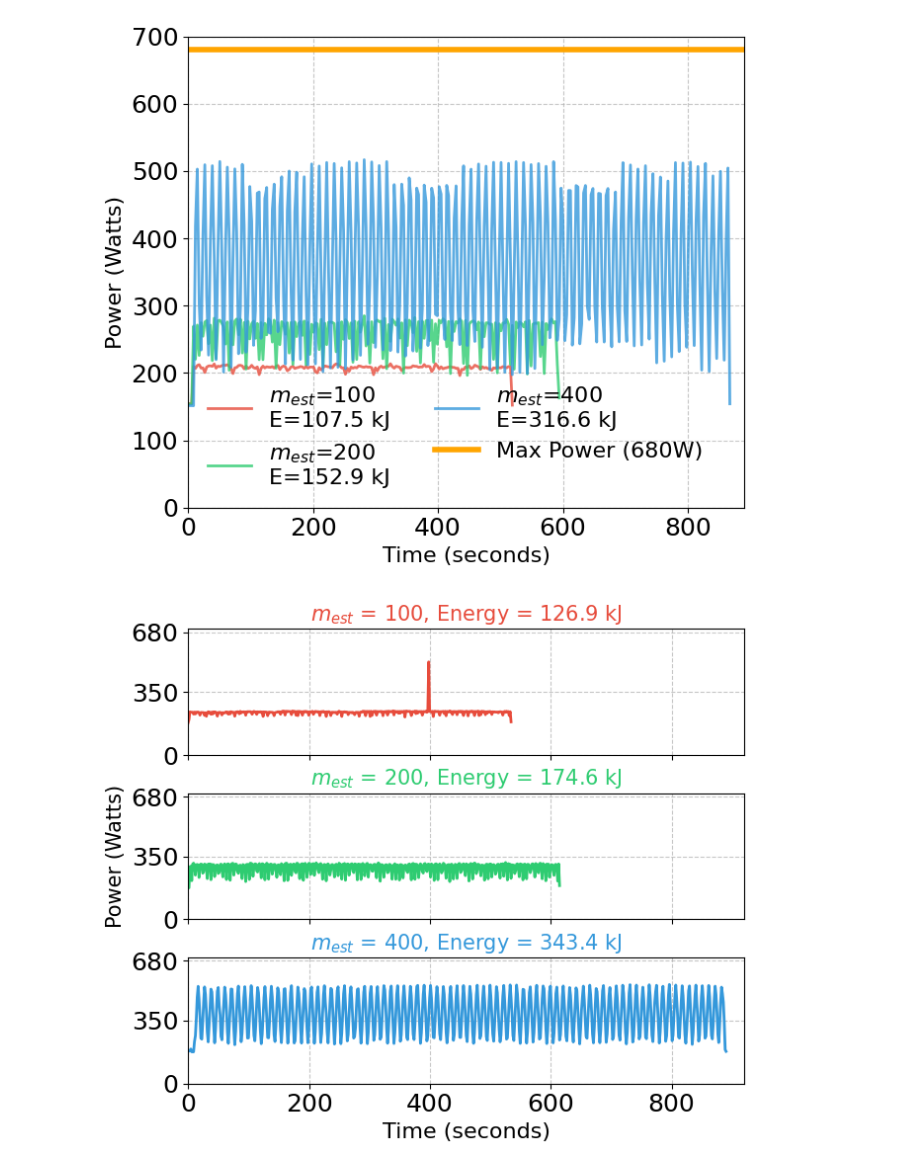
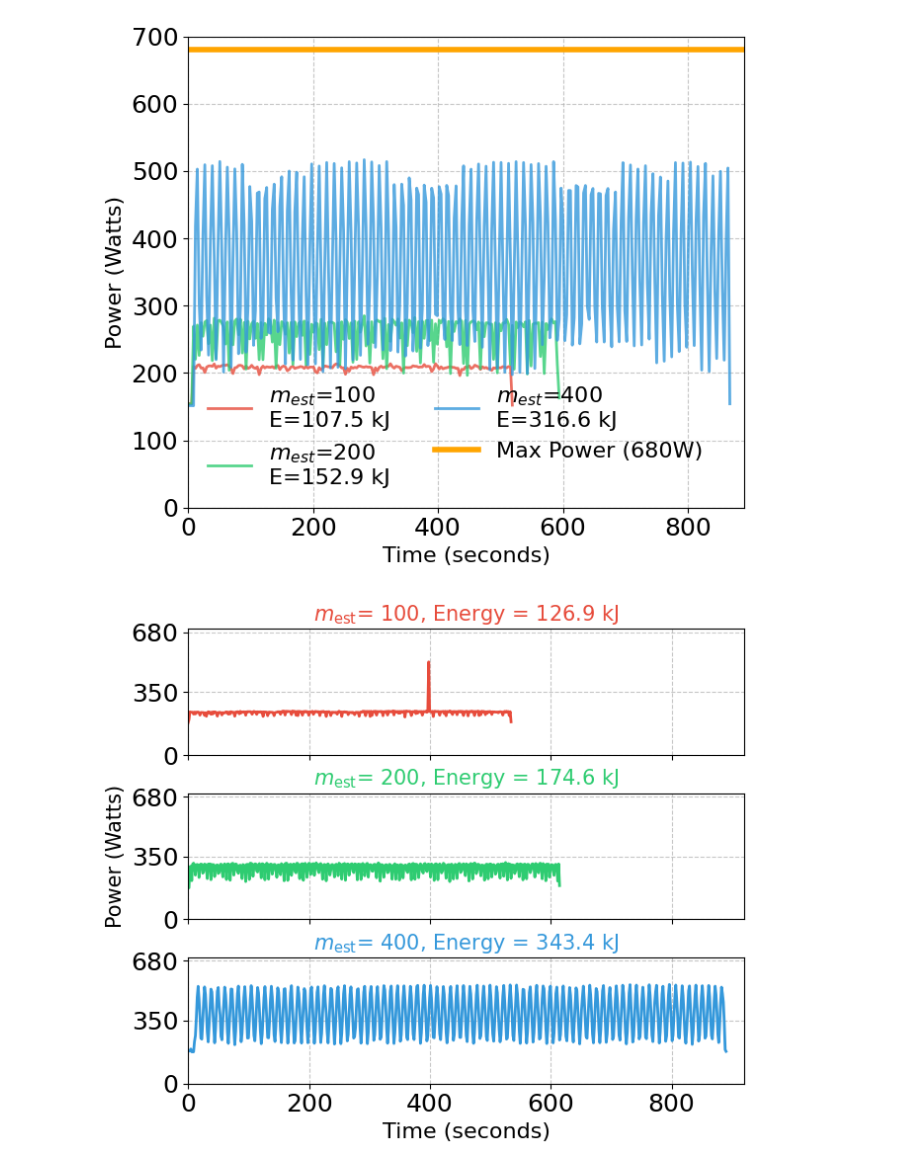
Before and after one commit to paper-code1/VecchiaConditionalExtremes, a Jupyter notebook: experiments/scale/PerformanceVisu_GH200_scaling.ipynb, the cells around one changed output. Drawn from its saved outputs; the diff is of its cells as text; code cells hidden in the pictures.

```diff
--- a/experiments/scale/PerformanceVisu_GH200_scaling.ipynb
+++ b/experiments/scale/PerformanceVisu_GH200_scaling.ipynb
@@ -21,7 +21,7 @@ data = {
 }
 
 # Generate data for two different measurements
-measurements = [r'$m_{est}=400$', r'$m_{est}=200$', r'$m_{est}=100$']
+measurements = [r'$m_{\text{est}}=400$', r'$m_{\text{est}}=200$', r'$m_{\text{est}}=100$']
 # colors = ['green','blue', 'orange']
 colors = ['#3498db', '#2ecc71', '#e74c3c']
 
@@ -229,7 +229,7 @@ data = {
 }
 
 # Generate data for two different measurements
-measurements = [r'$m_{est}=400$', r'$m_{est}=200$', r'$m_{est}=100$']
+measurements = [r'$m_{\text{est}}=400$', r'$m_{\text{est}}=200$', r'$m_{\text{est}}=100$']
 # measurements = [r'$m_{est}=200$', r'$m_{est}=400$']
 colors = ['#3498db', '#2ecc71', '#e74c3c']
 
@@ -587,7 +587,7 @@ def plot_power_consumption(start_time=300, end_time=340):
                    linewidth=2)
 
             # Set subplot title and y-axis label
-            ax.set_title(f'$m_{{est}}$ = {m}, Energy = {energy/1000:.1f} kJ',
+            ax.set_title(r'$m_{\text{est}}$' + f'= {m}, Energy = {energy/1000:.1f} kJ',
                         fontsize=15, color=color)
             ax.set_ylim(0, 700)
             # Add grid
@@ -604,31 +604,31 @@ def plot_power_consumption(start_time=300, end_time=340):
     # Set common x-axis label (only on bottom subplot)
     ax3.set_xlabel('Time (seconds)', fontsize=16)
 
     # Set x-axis limits
     ax1.set_xlim(start_time, end_time)
 
     # # Add max power reference line to each subplot
     # for ax in axes:
     #     ax.axhline(y=680, color='orange', linewidth=2, linestyle='--',
     #               label='680W-<measured Grace power consumption>')
 
     # Add a small legend to the bottom subplot
     # ax1.legend(loc='upper right', fontsize=14)
     ax2.set_ylabel('Power (Watts)', fontsize=15)
     # Set y-axis ticks to 250, 500, 700
     for ax in axes:
         ax.set_yticks([0, 350, 680])
 
     # Adjust layout
     plt.tight_layout()
 
     # Add a little more space between subplots
     plt.subplots_adjust(hspace=0.3)
 
     # Save the plot
     plt.savefig(f'./fig/gpu0_power_analysis_GH200_{start_time}_{end_time}_stacked.pdf', bbox_inches='tight')
     plt.show()
 # Example usage:
 plot_power_consumption(start_time=0, end_time=920)
 # %% [output]
-[figure, old version]
+[figure, new version]
```
Also changed, not shown: 6 other files.
